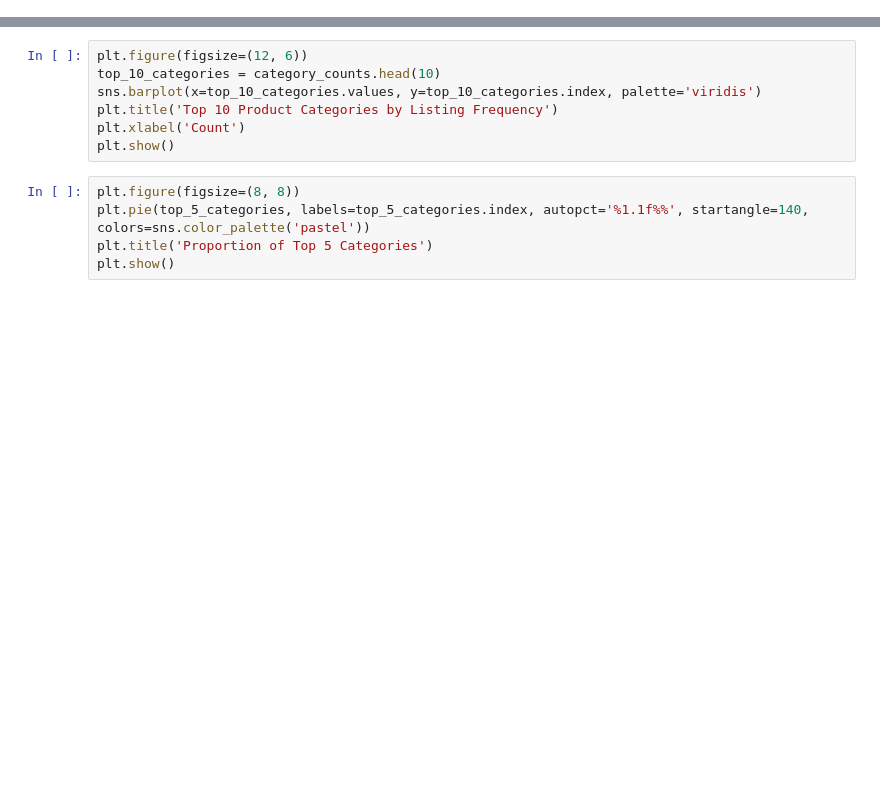
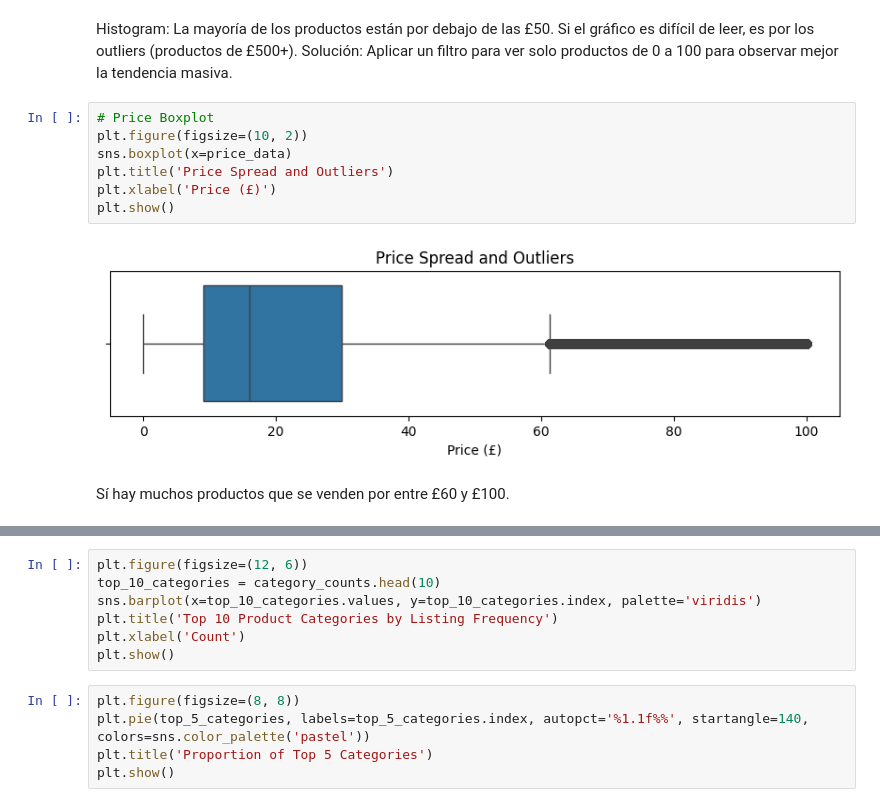
Before and after one commit to nailaikhenazenni-afk/lab-eda-univariate, a Jupyter notebook: lab_eda_unvariata.ipynb, the cells around one changed output, grey strips where cells are left out. Saved outputs shown, nothing was run; the diff lists cells and outputs as text; blank space fills up the shorter version.

```diff
--- a/lab_eda_unvariata.ipynb
+++ b/lab_eda_unvariata.ipynb
@@ -30 +149,15 @@ price_stats = {
+# %% [markdown]
+Histogram: La mayoría de los productos están por debajo de las £50. Si el gráfico es difícil de leer, es por los outliers (productos de £500+).
+Solución: Aplicar un filtro para ver solo productos de 0 a 100 para observar mejor la tendencia masiva.
+# %%
+# Price Boxplot
+plt.figure(figsize=(10, 2))
+sns.boxplot(x=price_data)
+plt.title('Price Spread and Outliers')
+plt.xlabel('Price (£)')
+plt.show()
+# %% [output]
+[figure, added]
+# %% [markdown]
+Sí hay muchos productos que se venden por entre £60 y £100.
 # %%
```
Also changed, not shown: parts of 12 cells of this notebook.
